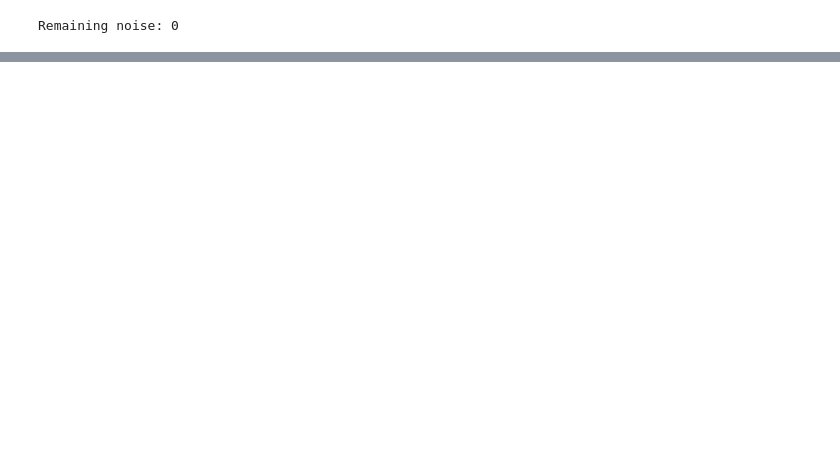
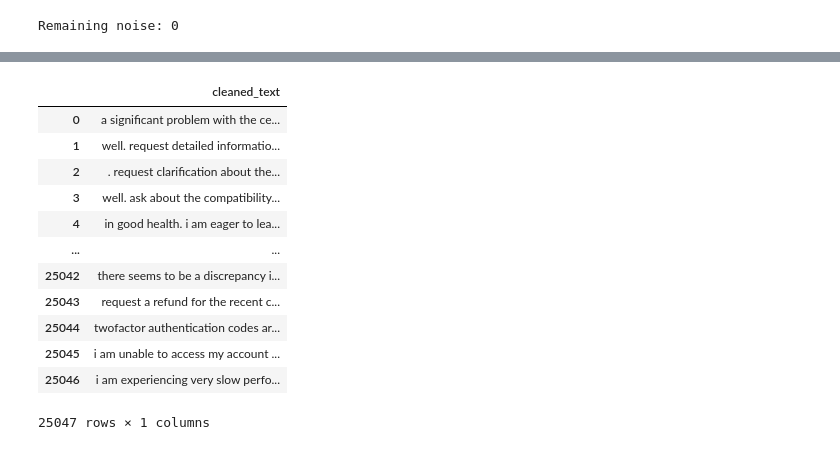
Before and after one commit to paudel-apil/Customer_Support_Ticket_Assistant, a Jupyter notebook: ml/cus_support_ticket_best.ipynb, the cells around one changed output, grey strips where cells are left out. Drawn from its saved outputs; the diff is of its cells as text; code cells hidden in the pictures; blank space fills up the shorter version.

```diff
--- a/ml/cus_support_ticket_best.ipynb
+++ b/ml/cus_support_ticket_best.ipynb
@@ -540,0 +573,19 @@ shutil.make_archive(output_zip, 'zip', folder_to_zip)
+# %%
+desc = pd.read_csv("/content/desc.csv")
+cats = pd.read_csv("/content/merged_category.csv")
+# %%
+desc
+# %% [output]
+|  | cleaned_text |
+| 0 | a significant problem with the ce... |
+| 1 | well. request detailed informatio... |
+| 2 | . request clarification about the... |
+| 3 | well. ask about the compatibility... |
+| 4 | in good health. i am eager to lea... |
+| ... | ... |
+| 25042 | there seems to be a discrepancy i... |
+| 25043 | request a refund for the recent c... |
+| 25044 | twofactor authentication codes ar... |
+| 25045 | i am unable to access my account ... |
+| 25046 | i am experiencing very slow perfo... |
+25047 rows × 1 columns
```
Also changed, not shown: parts of 35 cells of this notebook, 10 other files.
